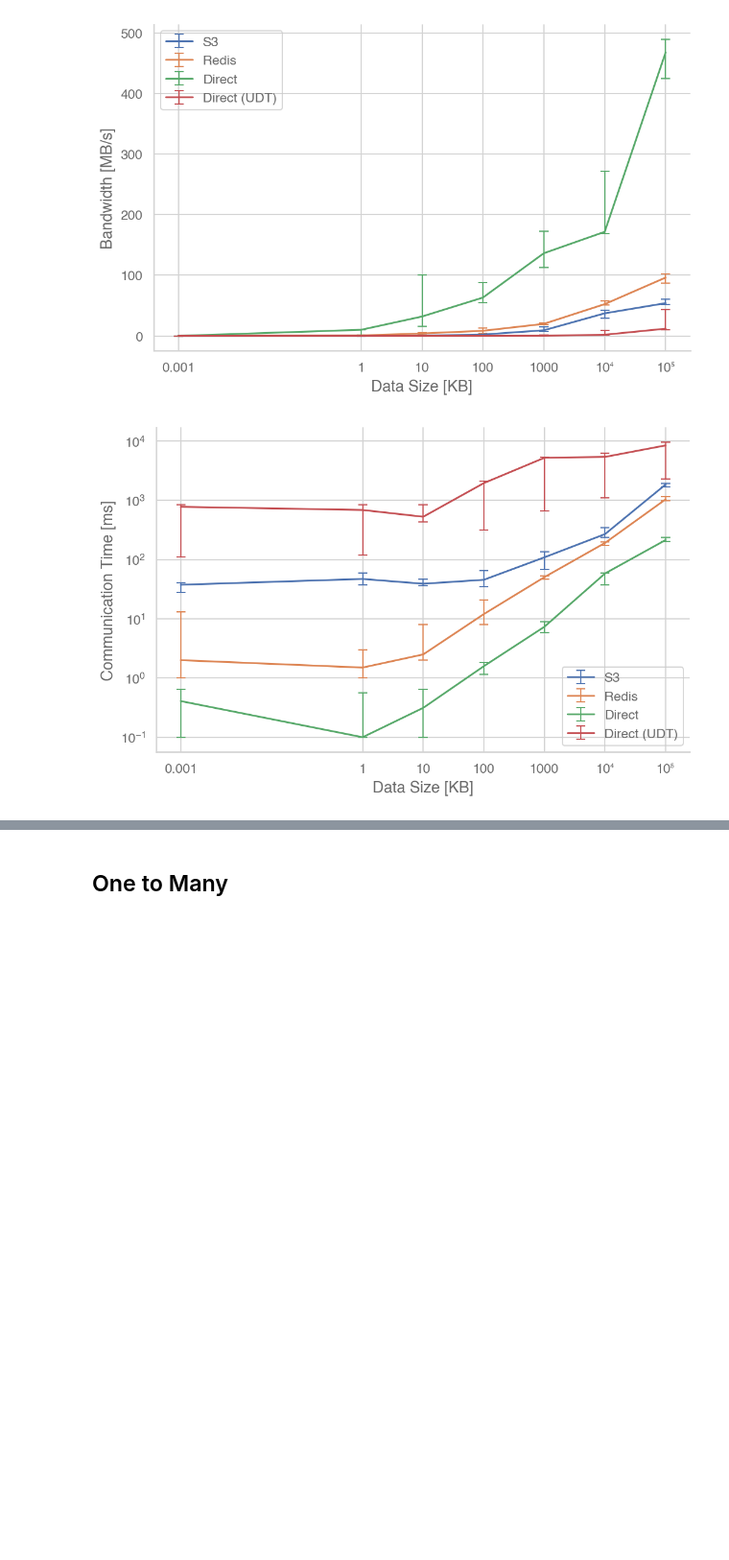
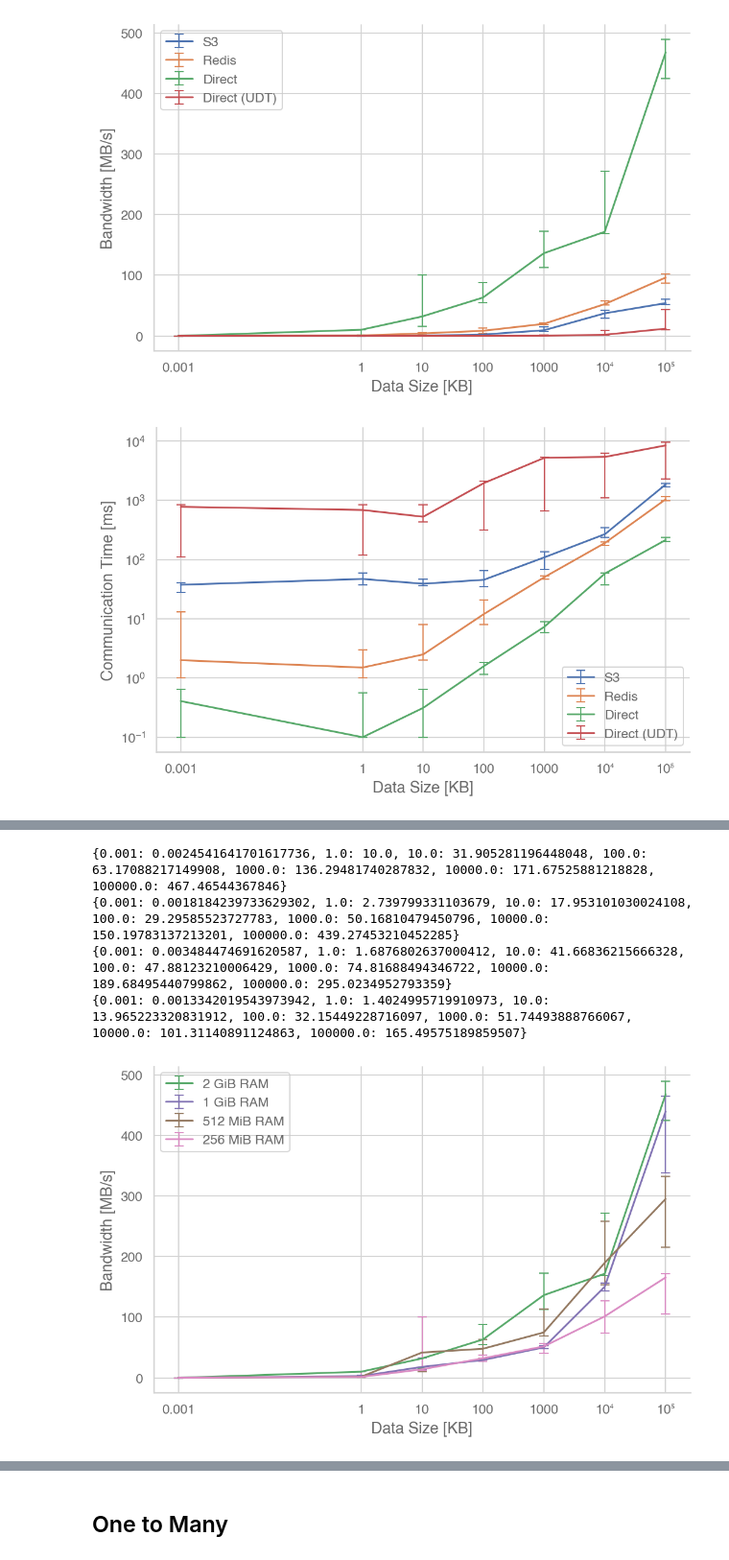
Before and after one commit to OpenCoreCH/LambdaCommBenchmarks, a Jupyter notebook: analysis/lambda_comm_benchmarks.ipynb, the cells around one changed output, grey strips where cells are left out. Shown at 96% size. Drawn from its saved outputs; the diff is of its cells as text; code cells hidden in the pictures; blank space fills up the shorter version.

```diff
--- a/analysis/lambda_comm_benchmarks.ipynb
+++ b/analysis/lambda_comm_benchmarks.ipynb
@@ -270,0 +397,80 @@ plt.show()
+# %%
+fig, fig2 = plt.figure(figsize=(8,5)), plt.figure(figsize=(8,5))
+ax, ax2 = fig.add_subplot(), fig2.add_subplot()
+exp_analysis = {
+    "2 GiB RAM": os.path.join(BASE_PATH, "nat", "p2p", "scaling", "out"),
+    "1 GiB RAM": os.path.join(BASE_PATH, "nat", "p2p", "scaling", "out_1024ram"),
+    "512 MiB RAM": os.path.join(BASE_PATH, "nat", "p2p", "scaling", "out_512ram"),
+    "256 MiB RAM": os.path.join(BASE_PATH, "nat", "p2p", "scaling", "out_256ram")
+}
+for experiment_name, exp_base_path in exp_analysis.items():
+    var_base_path = exp_base_path
+    res = parse_json(var_base_path)
+    deltas = calc_deltas(res)
+    plot_data = {}
+    lower_error = []
+    upper_error = []
+    for file_size in sorted(deltas):
+        if file_size == 500000000:
+            continue
+        values = list(deltas[file_size].values())
+        val = file_size / np.median(values) / 1000
+        mean = np.mean(values)
+        ci = scipy.stats.sem(values) * scipy.stats.t.ppf((1 + 0.95) / 2., len(values) - 1)
+        plot_data[file_size / 1000] = val
+        upper_ci = file_size / np.sort(values)[1] / 1000 - val
+        lower_ci = val - file_size / np.sort(values)[-2] / 1000
+        lower_error.append(lower_ci)
+        upper_error.append(upper_ci)
+    print(plot_data)
+    ax.set_xscale('log')
+    ax.set_xlabel("Data Size [KB]")
+    ax.set_xticks(list(plot_data.keys()))
+    ax.set_xticklabels(format_xticks(plot_data.keys()))
+    ax.set_ylabel("Bandwidth [MB/s]")
+    color = None
+    if experiment_name == "2 GiB RAM":
+        color = 'C2'
+    elif experiment_name == "1 GiB RAM":
+        color = 'C4'
+    elif experiment_name == "512 MiB RAM":
+        color = 'C5'
+    elif experiment_name == "256 MiB RAM":
+        color = 'C6'
+
+    ax.errorbar(plot_data.keys(), plot_data.values(), [lower_error, upper_error], elinewidth=1, capsize=4, label=experiment_name, color=color)
+
+    plot_data = {}
+    lower_error = []
+    upper_error = []
+    for file_size in sorted(deltas):
+        if file_size == 500000000:
+            continue
+        values = list(deltas[file_size].values())
+        val = np.median(values)
+        plot_data[file_size / 1000] = val
+        upper_ci = np.sort(values)[-2] - val
+        lower_ci = val - np.sort(values)[1]
+        lower_error.append(lower_ci)
+        upper_error.append(upper_ci)
+    ax2.set_xscale('log')
+    ax2.set_xlabel("Data Size [KB]")
+    ax2.set_xticks(list(plot_data.keys()))
+    ax2.set_xticklabels(format_xticks(plot_data.keys()))
+    ax2.set_ylabel("Communication Time [ms]")
+    ax2.set_yscale('log')
+    ax2.errorbar(plot_data.keys(), plot_data.values(), [lower_error, upper_error], elinewidth=1, capsize=4, label=experiment_name, color=color)
+
+
+
+ax.legend()
+ax2.legend()
+fig.savefig(os.path.join(OUTPUT_PATH, "p2p_dl_bandwidth_direct.pdf"))
+fig2.savefig(os.path.join(OUTPUT_PATH, "p2p_dl_latency_direct.pdf"))
+plt.show()
+# %% [output]
+{0.001: 0.0024541641701617736, 1.0: 10.0, 10.0: 31.905281196448048, 100.0: 63.17088217149908, 1000.0: 136.29481740287832, 10000.0: 171.67525881218828, 100000.0: 467.46544367846}
+{0.001: 0.0018184239733629302, 1.0: 2.739799331103679, 10.0: 17.953101030024108, 100.0: 29.29585523727783, 1000.0: 50.16810479450796, 10000.0: 150.19783137213201, 100000.0: 439.27453210452285}
+{0.001: 0.003484474691620587, 1.0: 1.6876802637000412, 10.0: 41.66836215666328, 100.0: 47.88123210006429, 1000.0: 74.81688494346722, 10000.0: 189.68495440799862, 100000.0: 295.0234952793359}
+{0.001: 0.0013342019543973942, 1.0: 1.4024995719910973, 10.0: 13.965223320831912, 100.0: 32.15449228716097, 1000.0: 51.74493888766067, 10000.0: 101.31140891124863, 100000.0: 165.49575189859507}
+[figure, added]
```
Also changed, not shown: parts of 7 cells of this notebook.
